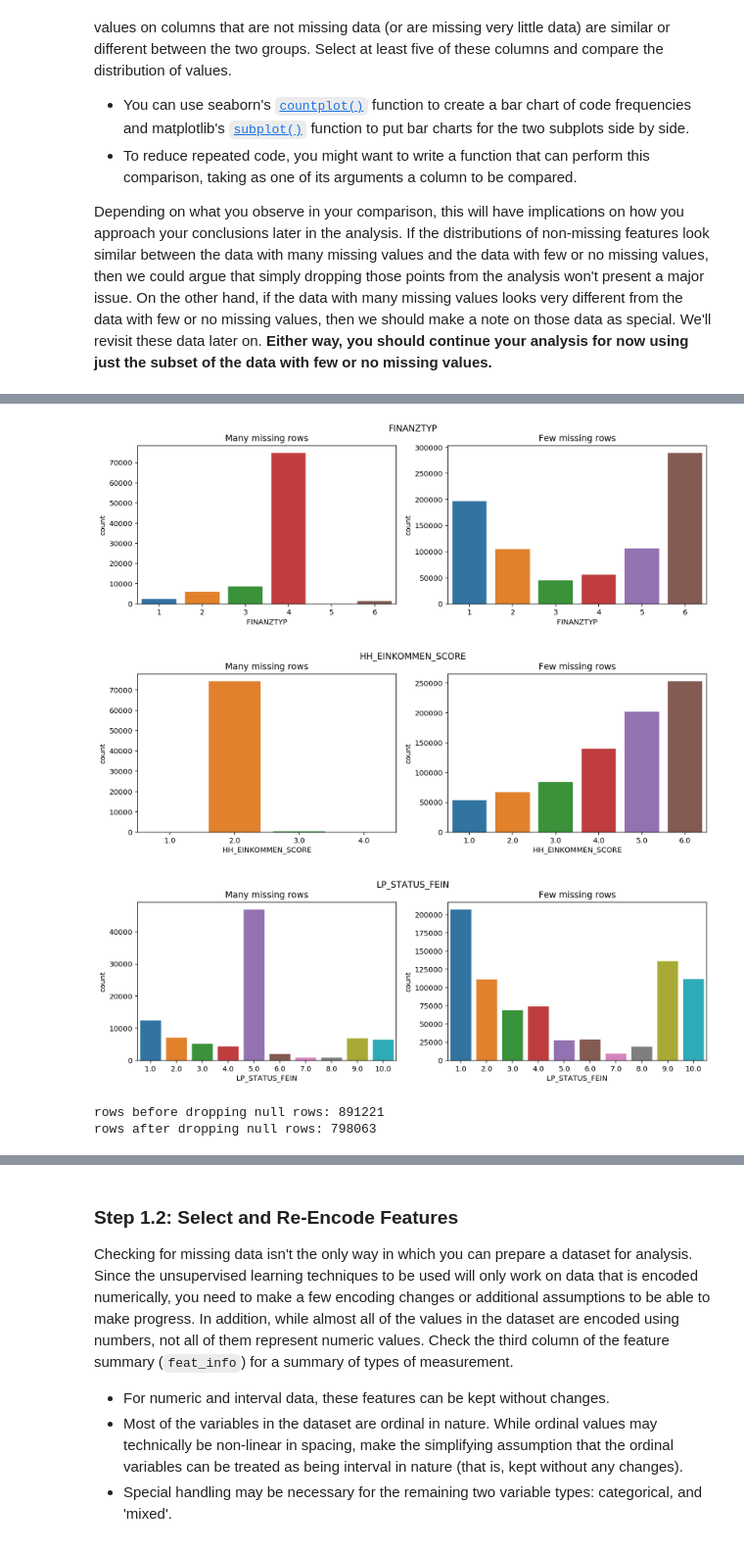
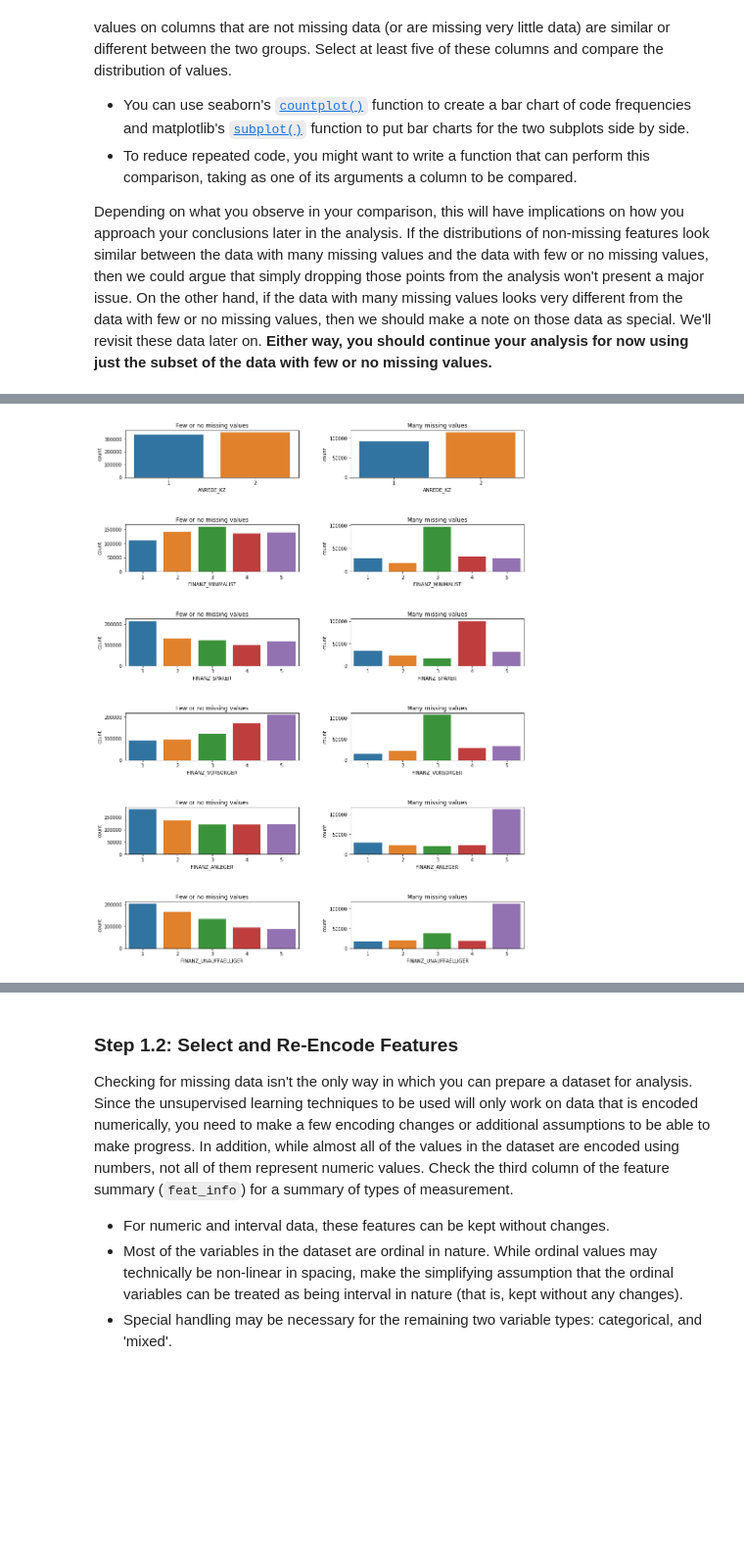
Before and after one commit to murthyh/Identify_Customer_Segments, a Jupyter notebook: Identify_Customer_Segments.ipynb, the cells around one changed output, grey strips where cells are left out. Shown: that part at 98% size. Drawn from its saved outputs; the diff is of its cells as text; code cells hidden in the pictures; blank space fills up the shorter version.

```diff
--- a/Identify_Customer_Segments.ipynb
+++ b/Identify_Customer_Segments.ipynb
@@ -286,6 +164,5 @@ plt.xticks(np.arange(0,55,5));
 # %%
 # Write code to divide the data into two subsets based on the number of missing
 # values in each row.
-rows_many_missing = nan_rowcount[nan_rowcount > 30]
-print('rows with many missing values:', rows_many_missing.shape[0], 'or', \
-      np.round(rows_many_missing.shape[0]*100/nan_rowcount.shape[0],2), '% of all data')
+azdias_lt_3 = azdias[azdias.isnull().sum(axis=1) <= 3]
+azdias_mt_3 = azdias[azdias.isnull().sum(axis=1) > 3]
@@ -294,15 +169,5 @@ rows with many missing values: 93158 or 10.45 % of all data
 # %%
 # Compare the distribution of values for at least five columns where there are
 # no or few missing values, between the two subsets.
-def plot_compare(column):
-    fig = plt.figure(figsize=(14,4))
-    ax1 = fig.add_subplot(121)
-    ax1.title.set_text('Many missing rows')
-    sns.countplot(azdias.loc[rows_many_missing.index,column])
-
-    ax2 = fig.add_subplot(122)
-    ax2.title.set_text('Few missing rows')
-    sns.countplot(azdias.loc[~azdias.index.isin(rows_many_missing.index),column]);
-
-    fig.suptitle(column)
-    plt.show()
+zero_missing_coloumns = percent_missing_per_column[percent_missing_per_column==0].index.tolist()
+compare_columns = zero_missing_coloumns[:6]
@@ -317,12 +173,0 @@ plot_compare('ANREDE_KZ')
-# %%
-plot_compare('FINANZTYP')
-# %% [output]
-[figure, removed]
-# %%
-plot_compare('HH_EINKOMMEN_SCORE')
-# %% [output]
-[figure, removed]
-# %%
-plot_compare('LP_STATUS_FEIN')
-# %% [output]
-[figure, removed]
@@ -332,14 +174,13 @@ azdias_many_missing = azdias.iloc[rows_many_missing.index]
-# %%
-# Drop rows with many missing values
-
-print('rows before dropping null rows:', azdias.shape[0])
-
-azdias = azdias[~azdias.index.isin(rows_many_missing.index)]
-
-print('rows after dropping null rows:', azdias.shape[0])
-# %% [output]
-rows before dropping null rows: 891221
-rows after dropping null rows: 798063
+# %%
+figure, axs = plt.subplots(nrows=len(compare_columns), ncols=2, figsize = (15,20))
+figure.subplots_adjust(hspace = 1, wspace=.3)
+for i in range(len(compare_columns)):
+    sns.countplot(azdias_lt_3[compare_columns[i]], ax=axs[i][0])
+    axs[i][0].set_title('Few or no missing values')
+    sns.countplot(azdias_mt_3[compare_columns[i]], ax=axs[i][1])
+    axs[i][1].set_title('Many missing values')
+# %% [output]
+[figure, added]
 # %% [markdown]
 #### Discussion 1.1.3: Assess Missing Data in Each Row
 
```
Also changed, not shown: parts of 106 cells of this notebook, 1 other file.
